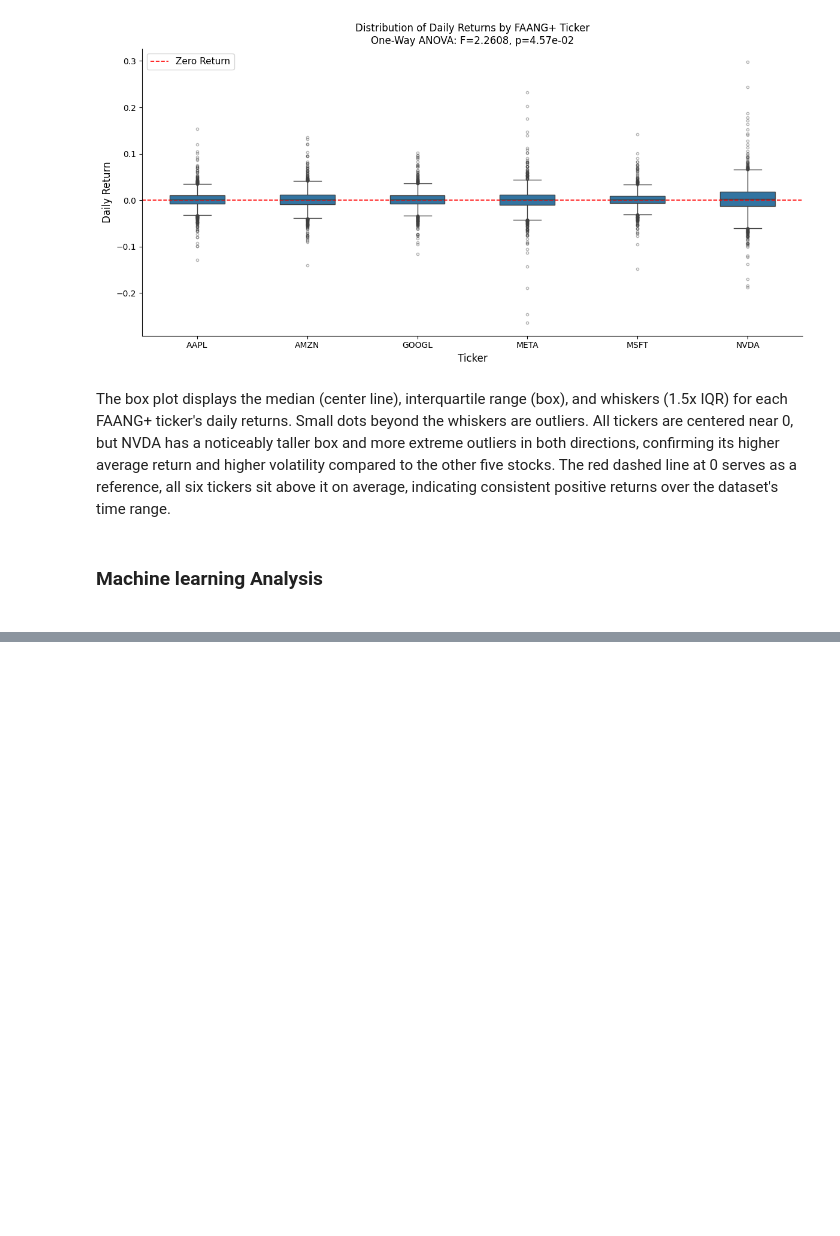
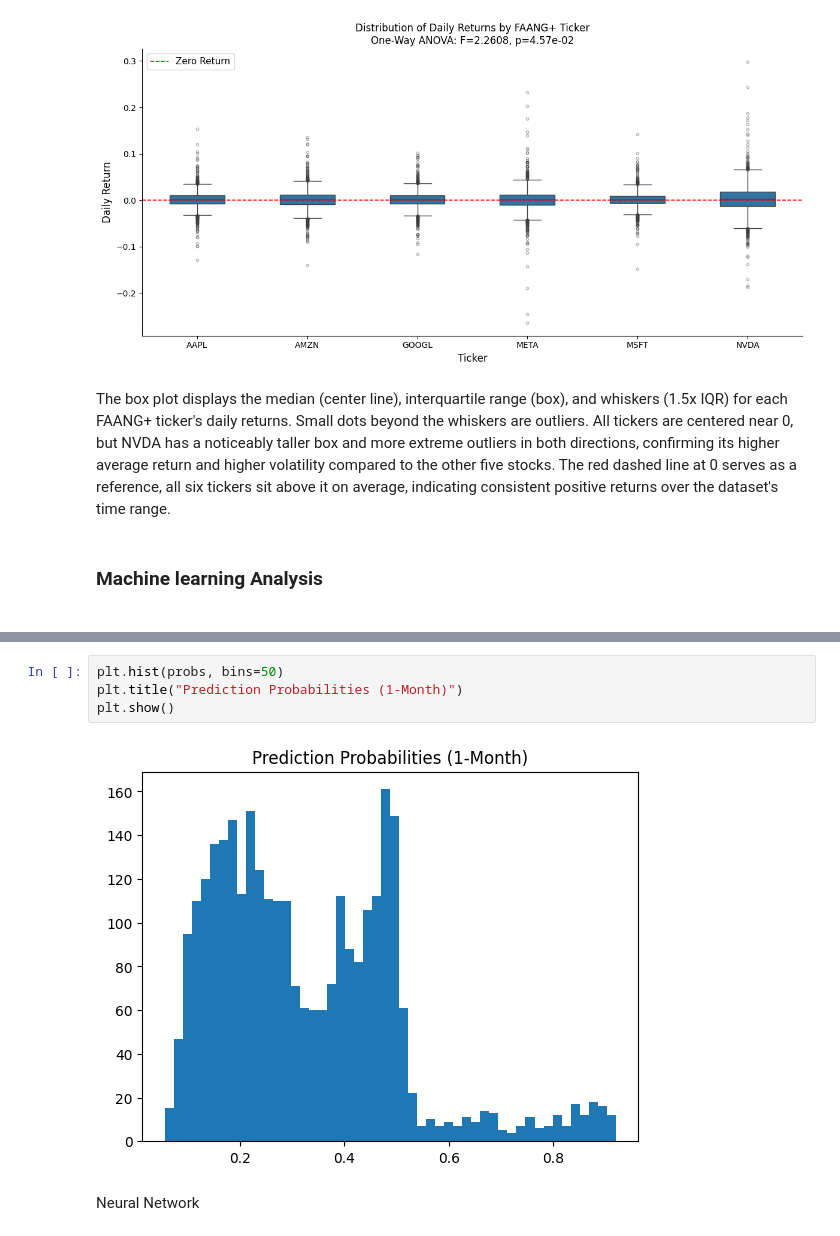
Before and after one commit to jli433/CMSC320_Final_Project, a Jupyter notebook: data.ipynb, the cells around one changed output, grey strips where cells are left out. Drawn from its saved outputs; the diff is of its cells as text; blank space fills up the shorter version.

```diff
--- a/data.ipynb
+++ b/data.ipynb
@@ -225,0 +301,8 @@ average, indicating consistent positive returns over the dataset's time range.
+# %%
+plt.hist(probs, bins=50)
+plt.title("Prediction Probabilities (1-Month)")
+plt.show()
+# %% [output]
+[figure, added]
+# %% [markdown]
+Neural Network
```
Also changed, not shown: parts of 7 cells of this notebook.
